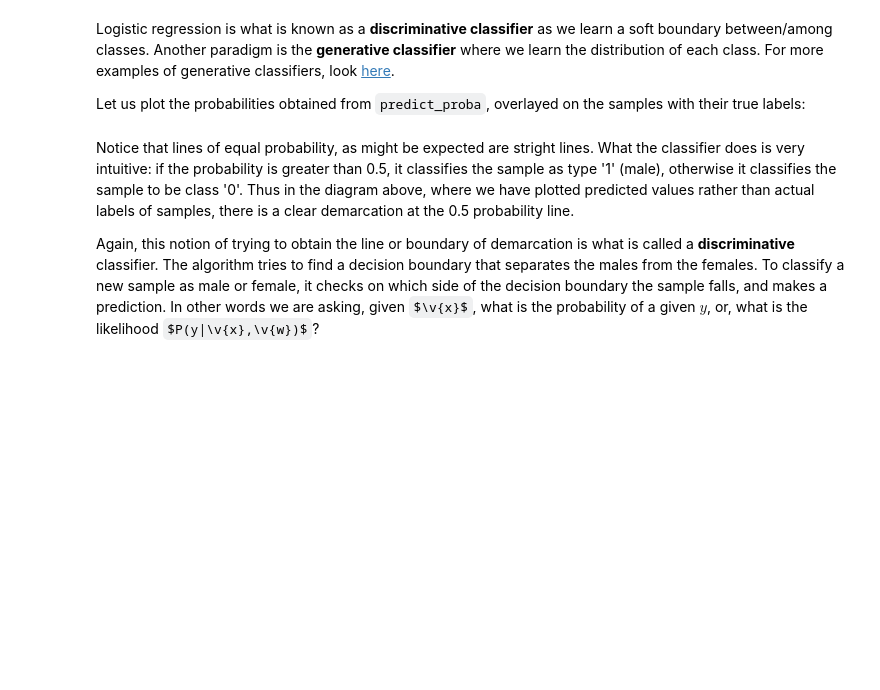
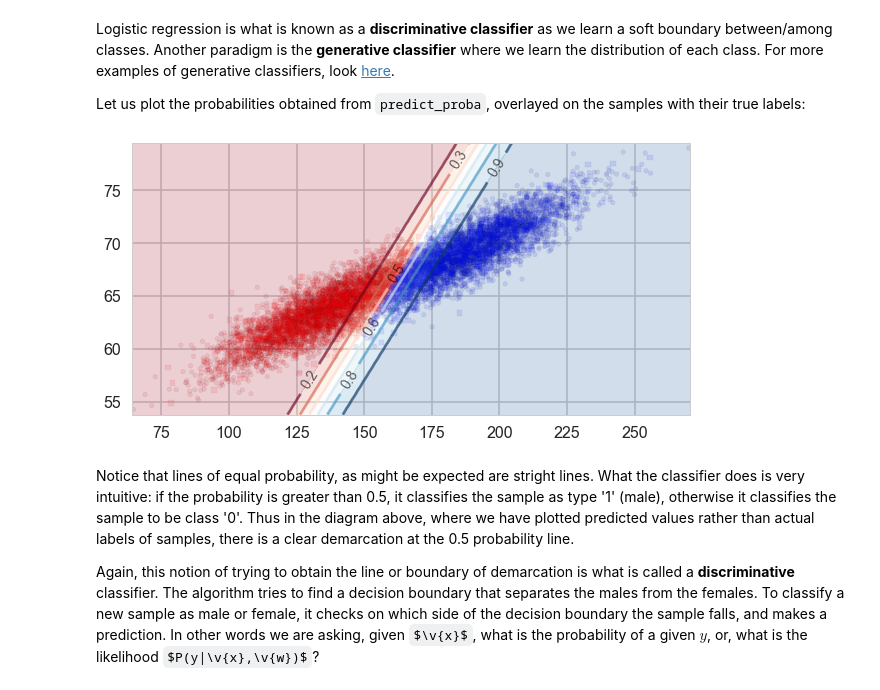
Before and after one commit to JCardenasRdz/SpringBoard, a Jupyter notebook: Projects/16_Logistic_Regression/Mini_Project_Logistic_Regression_Solution.ipynb, the cells around one changed output. Saved outputs shown, nothing was run; the diff lists cells and outputs as text; code cells hidden in the pictures; some formulas as TeX source; blank space fills up the shorter version.

```diff
--- a/Projects/16_Logistic_Regression/Mini_Project_Logistic_Regression_Solution.ipynb
+++ b/Projects/16_Logistic_Regression/Mini_Project_Logistic_Regression_Solution.ipynb
@@ -415,9 +513,11 @@ Logistic regression is what is known as a **discriminative classifier** as we le
 
 Let us plot the probabilities obtained from `predict_proba`, overlayed on the samples with their true labels:
 # %%
-plt.figure()
+plt.figure(figsize=(10,5))
 ax = plt.gca()
 points_plot_prob(ax, Xtrain_l, Xtest_l, ytrain_l, ytest_l, clf_l, psize=20, alpha=0.1);
+# %% [output]
+[figure, added]
 # %% [markdown]
 Notice that lines of equal probability, as might be expected are stright lines. What the classifier does is very intuitive: if the probability is greater than 0.5, it classifies the sample as type '1' (male), otherwise it classifies the sample to be class '0'. Thus in the diagram above, where we have plotted predicted values rather than actual labels of samples, there is a clear demarcation at the 0.5 probability line.
 
```
Also changed, not shown: parts of 21 cells of this notebook, 3 other files.
